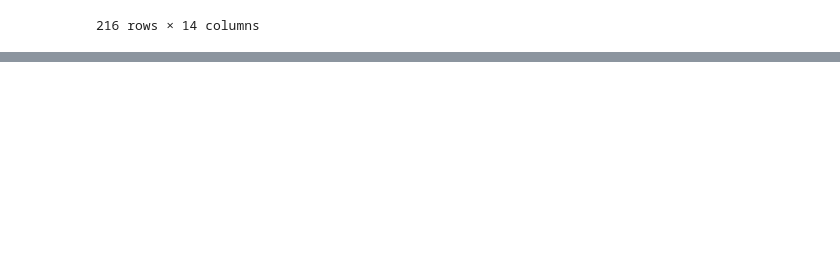
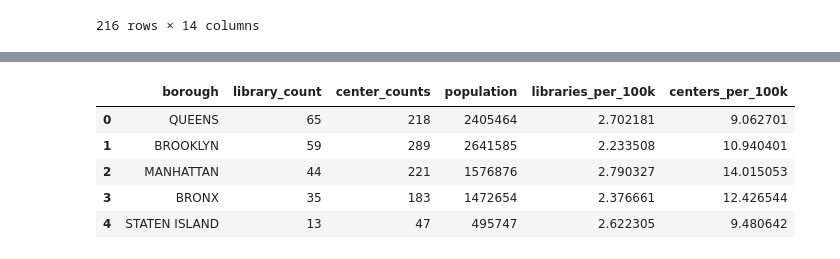
Before and after one commit to YasmineRaef/NYC_OpenSource_Literacy_rates, a Jupyter notebook: Literacy_rates.ipynb, the cells around one changed output, grey strips where cells are left out. Cells and saved outputs as stored; diff of their text form; code cells hidden in the pictures; blank space fills up the shorter version.

```diff
--- a/Literacy_rates.ipynb
+++ b/Literacy_rates.ipynb
@@ -614,0 +672,11 @@ fig.write_html("Libraries_and_Computers.html")
+# %%
+normalized["libraries_per_100k"] = (normalized["library_count"]/normalized["population"]) * 100000
+normalized["centers_per_100k"] = (normalized["center_counts"]/normalized["population"]) * 100000
+normalized
+# %% [output]
+|  | borough | library_count | center_counts | population | libraries_per_100k | centers_per_100k |
+| 0 | QUEENS | 65 | 218 | 2405464 | 2.702181 | 9.062701 |
+| 1 | BROOKLYN | 59 | 289 | 2641585 | 2.233508 | 10.940401 |
+| 2 | MANHATTAN | 44 | 221 | 1576876 | 2.790327 | 14.015053 |
+| 3 | BRONX | 35 | 183 | 1472654 | 2.376661 | 12.426544 |
+| 4 | STATEN ISLAND | 13 | 47 | 495747 | 2.622305 | 9.480642 |
```
Also changed, not shown: parts of 23 cells of this notebook, 5 other files.
